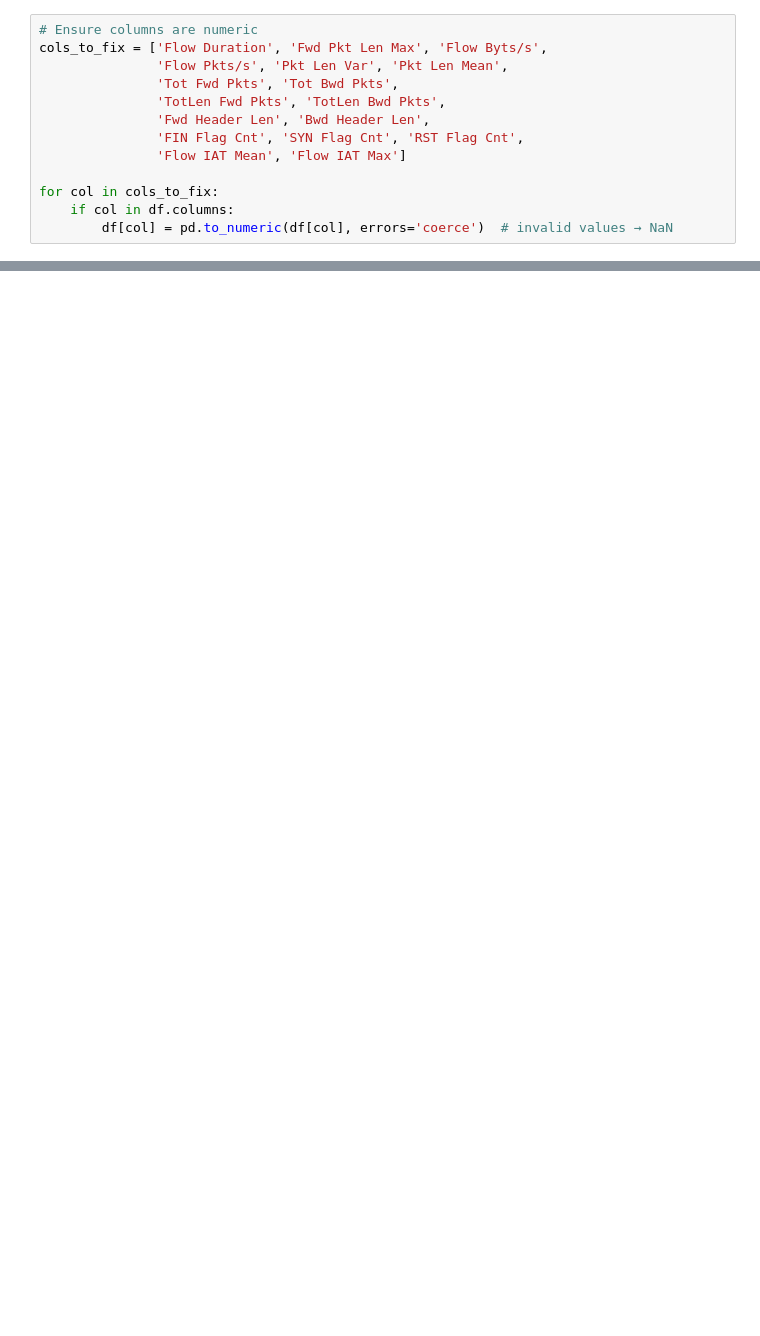
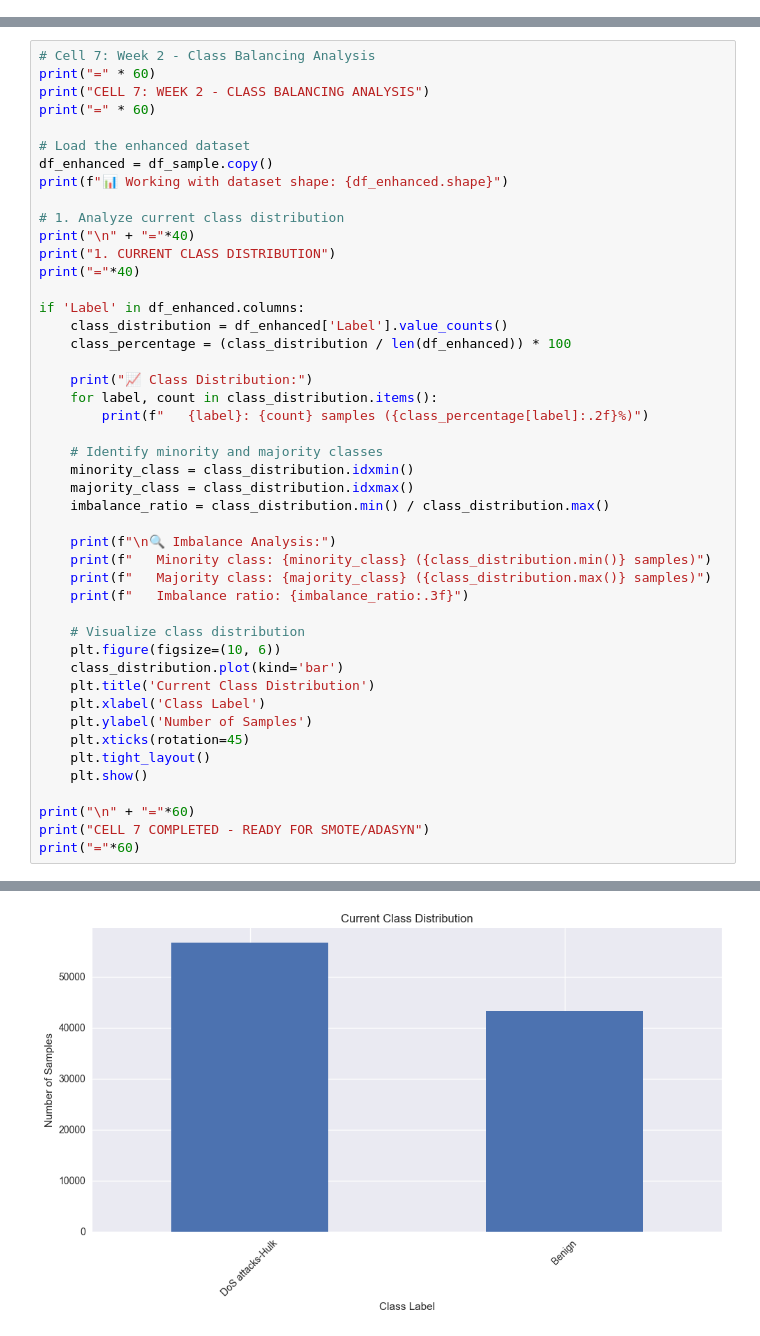
Before and after one commit to aadyanair/Trace_Transformer, a Jupyter notebook: Member1_FeatureEngineering.ipynb, the cells around one changed output, grey strips where cells are left out. Drawn from its saved outputs; the diff is of its cells as text; blank space fills up the shorter version.

```diff
--- a/Member1_FeatureEngineering.ipynb
+++ b/Member1_FeatureEngineering.ipynb
@@ -445,13 +0,0 @@ print("✅ Final ADASYN distribution:", Counter(y_adasyn))
-# %%
-# Ensure columns are numeric
-cols_to_fix = ['Flow Duration', 'Fwd Pkt Len Max', 'Flow Byts/s',
-               'Flow Pkts/s', 'Pkt Len Var', 'Pkt Len Mean',
-               'Tot Fwd Pkts', 'Tot Bwd Pkts',
-               'TotLen Fwd Pkts', 'TotLen Bwd Pkts',
-               'Fwd Header Len', 'Bwd Header Len',
-               'FIN Flag Cnt', 'SYN Flag Cnt', 'RST Flag Cnt',
-               'Flow IAT Mean', 'Flow IAT Max']
-
-for col in cols_to_fix:
-    if col in df.columns:
-        df[col] = pd.to_numeric(df[col], errors='coerce')  # invalid values → NaN
@@ -524,0 +734,47 @@ Creating enhanced rolling features...
+# %%
+# Cell 7: Week 2 - Class Balancing Analysis
+print("=" * 60)
+print("CELL 7: WEEK 2 - CLASS BALANCING ANALYSIS")
+print("=" * 60)
+
+# Load the enhanced dataset
+df_enhanced = df_sample.copy()
+print(f"📊 Working with dataset shape: {df_enhanced.shape}")
+
+# 1. Analyze current class distribution
+print("\n" + "="*40)
+print("1. CURRENT CLASS DISTRIBUTION")
+print("="*40)
+
+if 'Label' in df_enhanced.columns:
+    class_distribution = df_enhanced['Label'].value_counts()
+    class_percentage = (class_distribution / len(df_enhanced)) * 100
+
+    print("📈 Class Distribution:")
+    for label, count in class_distribution.items():
+        print(f"   {label}: {count} samples ({class_percentage[label]:.2f}%)")
+
+    # Identify minority and majority classes
+    minority_class = class_distribution.idxmin()
+    majority_class = class_distribution.idxmax()
+    imbalance_ratio = class_distribution.min() / class_distribution.max()
+
+    print(f"\n🔍 Imbalance Analysis:")
+    print(f"   Minority class: {minority_class} ({class_distribution.min()} samples)")
+    print(f"   Majority class: {majority_class} ({class_distribution.max()} samples)")
+    print(f"   Imbalance ratio: {imbalance_ratio:.3f}")
+
+    # Visualize class distribution
+    plt.figure(figsize=(10, 6))
+    class_distribution.plot(kind='bar')
+    plt.title('Current Class Distribution')
+    plt.xlabel('Class Label')
+    plt.ylabel('Number of Samples')
+    plt.xticks(rotation=45)
+    plt.tight_layout()
+    plt.show()
+
+print("\n" + "="*60)
+print("CELL 7 COMPLETED - READY FOR SMOTE/ADASYN")
+print("="*60)
+# %% [output]
@@ -524,0 +797 @@ Creating enhanced rolling features...
+[figure, added]
```
Also changed, not shown: parts of 28 cells of this notebook.
